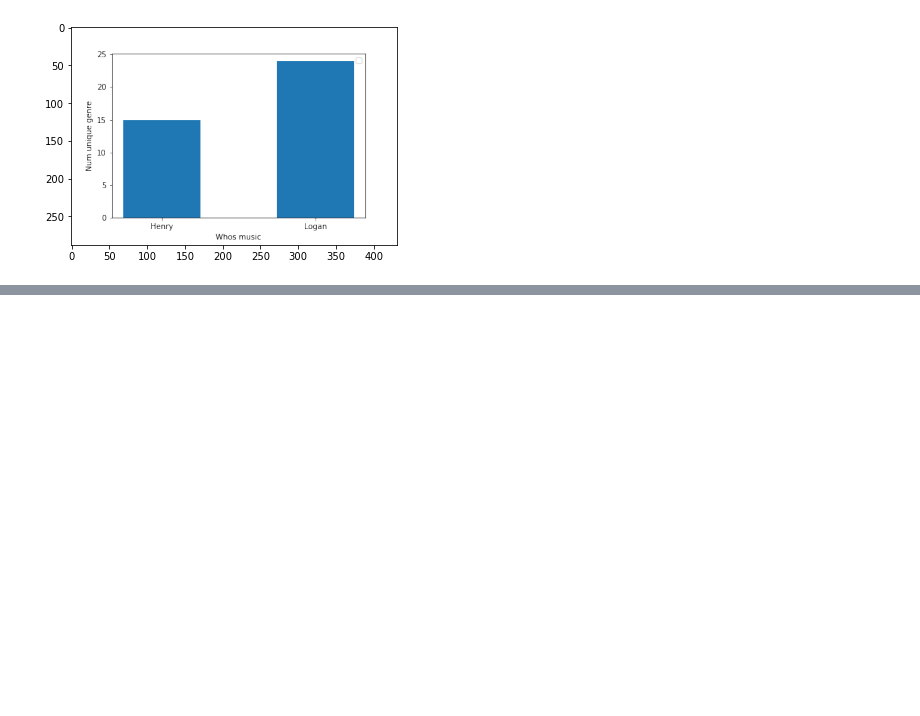
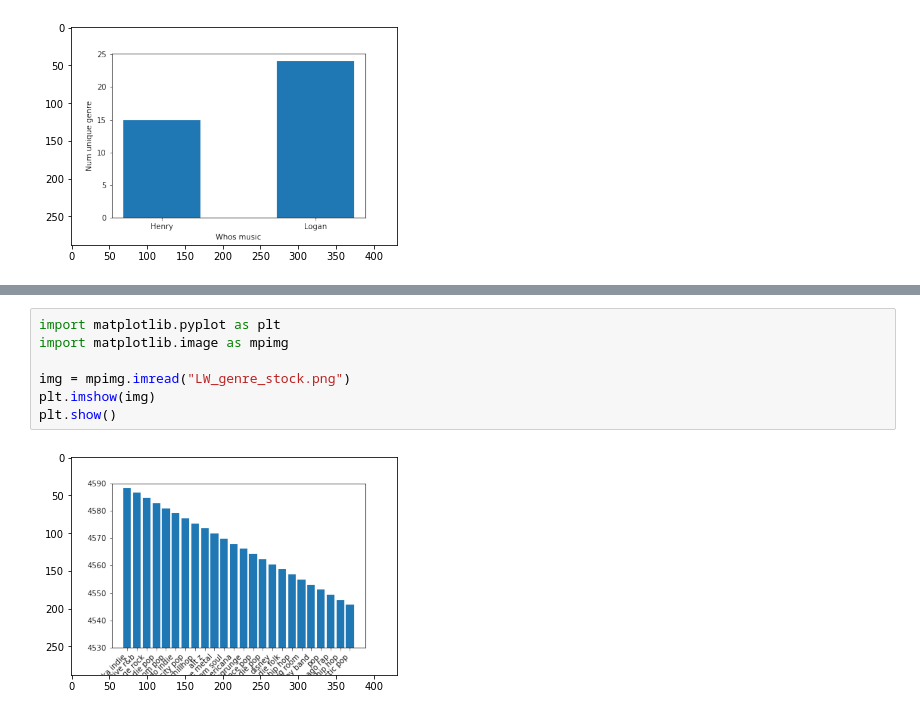
Before and after one commit to loststones/222Final, a Jupyter notebook: notebook.ipynb, the cells around one changed output, grey strips where cells are left out. Cells and saved outputs as stored; diff of their text form; blank space fills up the shorter version.

```diff
--- a/notebook.ipynb
+++ b/notebook.ipynb
@@ -85,0 +78,9 @@ based of of this Logan has a more diverse music taste, at least during the 2 1/2
+# %%
+import matplotlib.pyplot as plt
+import matplotlib.image as mpimg
+
+img = mpimg.imread("LW_genre_stock.png")
+plt.imshow(img)
+plt.show()
+# %% [output]
+[figure, added]
```
Also changed, not shown: parts of 4 cells of this notebook.
